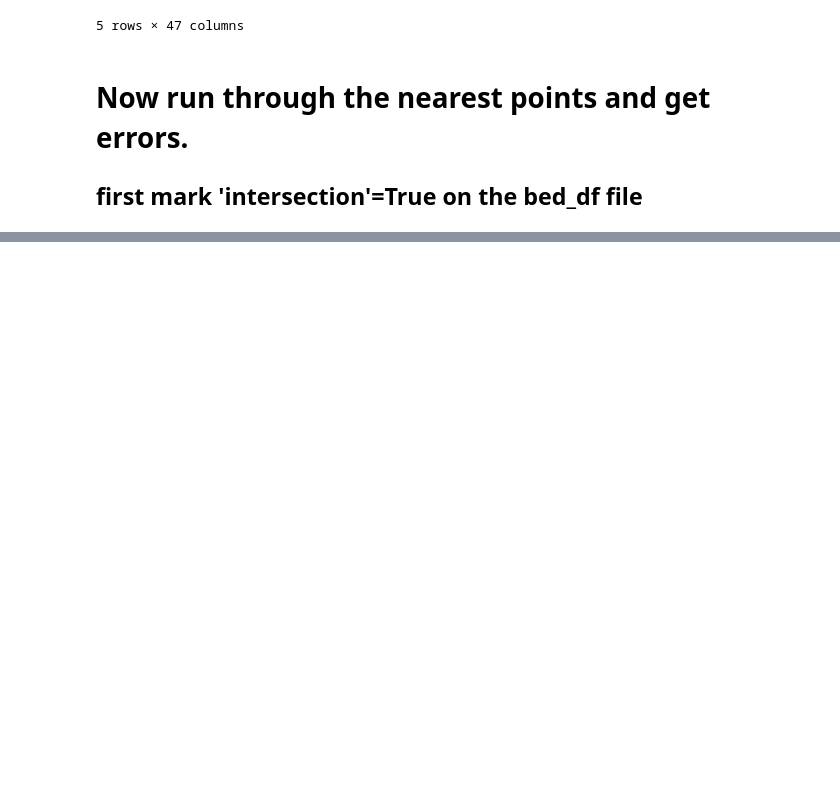
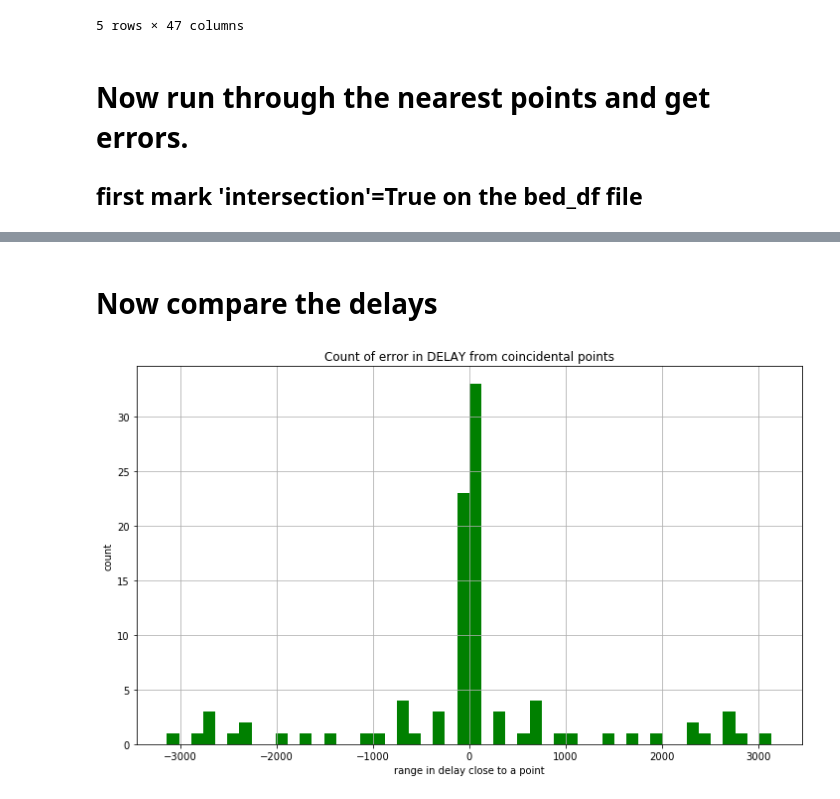
Before and after one commit to arrran/PhD_data_chapter, a Jupyter notebook: Jupyter/RADAR/RADAR_MAP/3_RADAR_bed_shapely_crossing.ipynb, the cells around one changed output, grey strips where cells are left out. Drawn from its saved outputs; the diff is of its cells as text; code cells hidden in the pictures; blank space fills up the shorter version.

Commit message:
cross errors working, got the first plots

```diff
--- a/Jupyter/RADAR/RADAR_MAP/3_RADAR_bed_shapely_crossing.ipynb
+++ b/Jupyter/RADAR/RADAR_MAP/3_RADAR_bed_shapely_crossing.ipynb
@@ -54,0 +57,11 @@ lines_gdf.set_index('line_name',inplace=True)
+# %%
+multipoints = []
+names_m = []
+
+for line_name in bed_gdf.line_name.unique():
+    multipoints.append( MultiPoint(bed_gdf[bed_gdf.line_name==line_name].geometry.tolist() ) )
+    names_m.append(line_name)
+#put the lines in a geodataframe, lines_mtp multipoint
+lines_mtp = gpd.GeoDataFrame({'line_name':names},geometry=multipoints)
+lines_mtp.set_index('line_name',inplace=True)
+lines_mtp.head()
@@ -249,0 +186,25 @@ bed_gdf[bed_gdf.line_name=='line7'].geometry.x.tolist()
+# %%
+tuples_at_intersections = [] #tuples of coordinates at intersections
+line_names = []
+for line_name in lines_gdf.index.tolist():
+
+    tuples_at_intersections.extend( near_points_at_intersection.loc[line_name].dropna().tolist()  )
+    line_names.append(line_name)
+# %%
+tuples_of_delay = []
+tuples_of_indicies = []
+
+for tup in tuples_at_intersections:
+
+    i0 = bed_gdf[bed_gdf.geometry==tup[0]].index[0]
+    i1 = bed_gdf[bed_gdf.geometry==tup[1]].index[0]
+    tuples_of_indicies.append( (i0,i1) )
+
+    tuples_of_delay.append( (int(bed_gdf.loc[i0].DELAY),int(bed_gdf.loc[i1].DELAY) ))
+# %% [markdown]
+# Now compare the delays
+# %%
+tuples_range = []
+
+for tup in tuples_of_delay:
+    tuples_range.append( tup[0] - tup[1] )
@@ -249,0 +214,10 @@ bed_gdf[bed_gdf.line_name=='line7'].geometry.x.tolist()
+# %%
+plt.figure(figsize=(12,7))
+plt.hist(tuples_range, 50, density=False, facecolor='g')
+plt.grid()
+plt.title('Count of error in DELAY from coincidental points')
+plt.xlabel('range in delay close to a point')
+plt.ylabel('count')
+plt.show()
+# %% [output]
+[figure, added]
```
Also changed, not shown: parts of 32 cells of this notebook, 1 other file.
